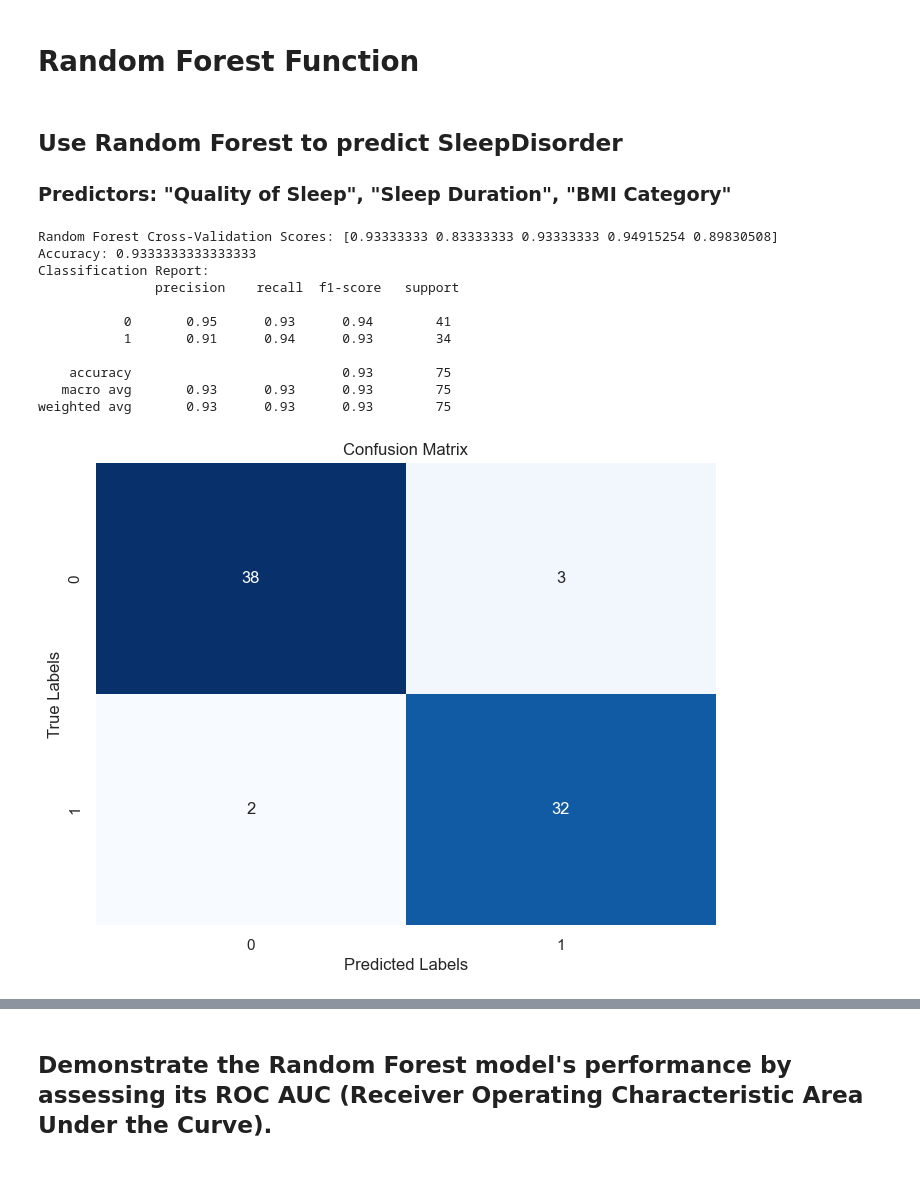
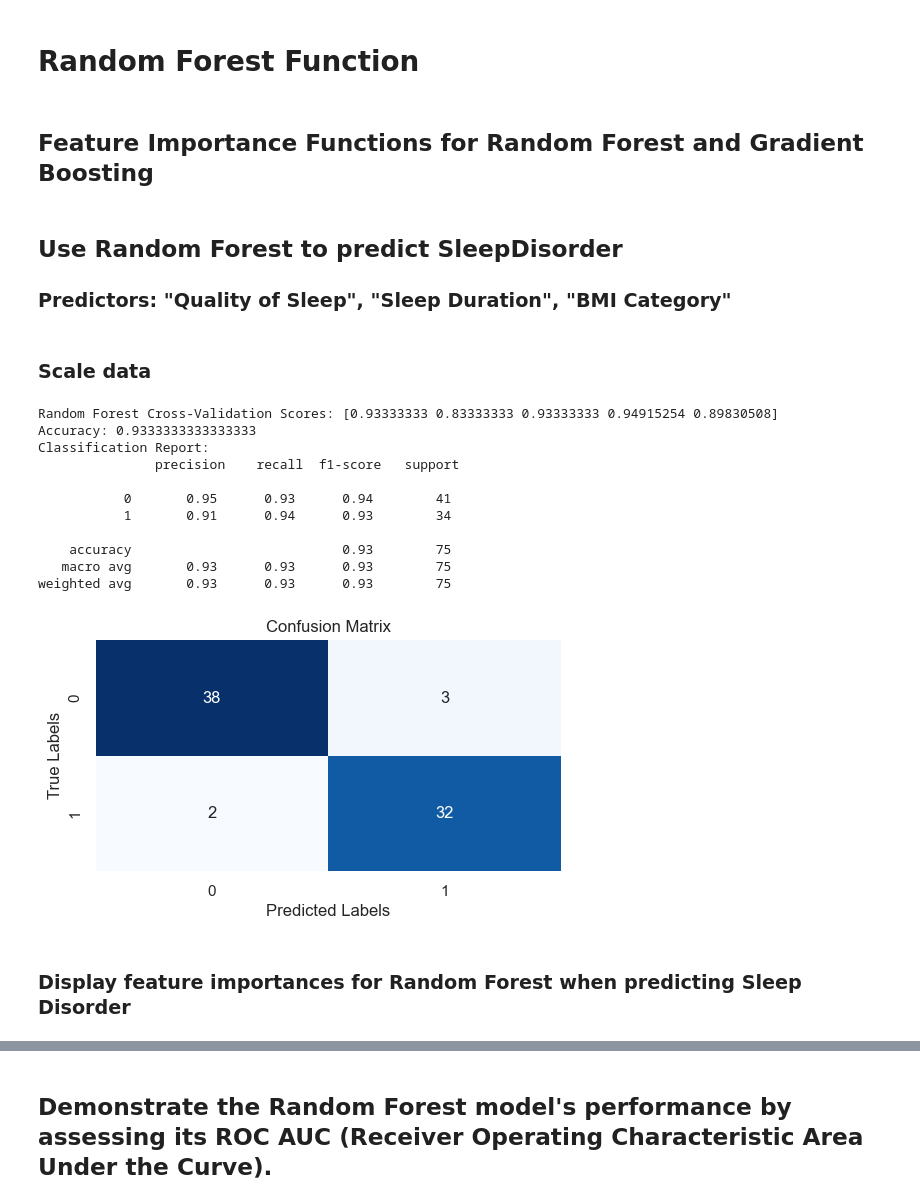
Before and after one commit to GrassjellyMoab/SC1015_MiniProject, a Jupyter notebook: SleepDisorderPred.ipynb, the cells around one changed output, grey strips where cells are left out. Cells and saved outputs as stored; diff of their text form; code cells hidden in the pictures; blank space fills up the shorter version.

```diff
--- a/SleepDisorderPred.ipynb
+++ b/SleepDisorderPred.ipynb
@@ -242,13 +257,11 @@ def getRocCurve(y_test, y_pred):
 ## Function to display confusion matrix
 # %%
 from sklearn.metrics import confusion_matrix
-
-
 def displayConfusionMatrix(y_test, y_pred):
     conf_matrix = confusion_matrix(y_test, y_pred)
 
     # Plotting the confusion matrix
-    plt.figure(figsize=(8, 6))
+    plt.figure(figsize=(6, 3))
     sb.heatmap(conf_matrix, annot=True, fmt='d', cmap='Blues', cbar=False)
     plt.title('Confusion Matrix')
     plt.xlabel('Predicted Labels')
@@ -279,9 +292,8 @@ def logisticRegression(X_train, X_test, y_train):
 # %%
 from sklearn.metrics import accuracy_score, precision_score, recall_score, f1_score
 
-predictors = ["Quality of Sleep", "Sleep Duration", "BMI Category"]
 
-y_pred = logisticRegression(X_train[predictors], X_test[predictors], y_train)
+y_pred = logisticRegression(X_train, X_test, y_train)
 
 # Calculating metrics
 accuracy = accuracy_score(y_test, y_pred)
@@ -323,6 +335,9 @@ def random_forest_train_evaluate(X_train_scaled, X_test_scaled, y_train, y_test)
 
     # Train the model
     random_forest.fit(X_train_scaled, y_train)
+
+    # Get feature importances
+    feature_importances = random_forest.feature_importances_
 
     # Evaluate the model that used all features using cross-validation
     random_forest_scores = cross_val_score(random_forest, X_train_scaled, y_train, cv=5)
@@ -340,4 +355,6 @@ def random_forest_train_evaluate(X_train_scaled, X_test_scaled, y_train, y_test)
     print("Accuracy:", accuracy)
     print("Classification Report:\n", report)
 
-    return y_pred
+    return y_pred, feature_importances
+# %% [markdown]
+## Feature Importance Functions for Random Forest and Gradient Boosting
@@ -344,28 +413,28 @@ def random_forest_train_evaluate(X_train_scaled, X_test_scaled, y_train, y_test)
 # %% [markdown]
 ## Use Random Forest to predict SleepDisorder
 ### Predictors: "Quality of Sleep", "Sleep Duration", "BMI Category"
+# %% [markdown]
+### Scale data
+# %%
+# Scale the data
+X_train_selected_scaled = scaler.fit_transform(X_train)
+X_test_selected_scaled = scaler.transform(X_test)
 # %%
-# Filter X_train and X_test
-X_train_selected = X_train[["Quality of Sleep", "Sleep Duration", "BMI Category"]]
-X_test_selected = X_test[["Quality of Sleep", "Sleep Duration", "BMI Category"]]
-
-# # Scale the data
-X_train_selected_scaled = scaler.fit_transform(X_train_selected)
-X_test_selected_scaled = scaler.transform(X_test_selected)
-
 # Put data into function
-y_pred = random_forest_train_evaluate(X_train_selected_scaled, X_test_selected_scaled, y_train, y_test)
+y_pred, feature_importances = random_forest_train_evaluate(X_train_selected_scaled, X_test_selected_scaled, y_train, y_test)
 displayConfusionMatrix(y_test, y_pred)
 # %% [output]
 Random Forest Cross-Validation Scores: [0.93333333 0.83333333 0.93333333 0.94915254 0.89830508]
 Accuracy: 0.9333333333333333
 Classification Report:
                precision    recall  f1-score   support
 
            0       0.95      0.93      0.94        41
            1       0.91      0.94      0.93        34
 
     accuracy                           0.93        75
    macro avg       0.93      0.93      0.93        75
 weighted avg       0.93      0.93      0.93        75
-[figure, old version]
+[figure, new version]
+# %% [markdown]
+### Display feature importances for Random Forest when predicting Sleep Disorder
```
Also changed, not shown: parts of 18 cells of this notebook, 1 other file.
